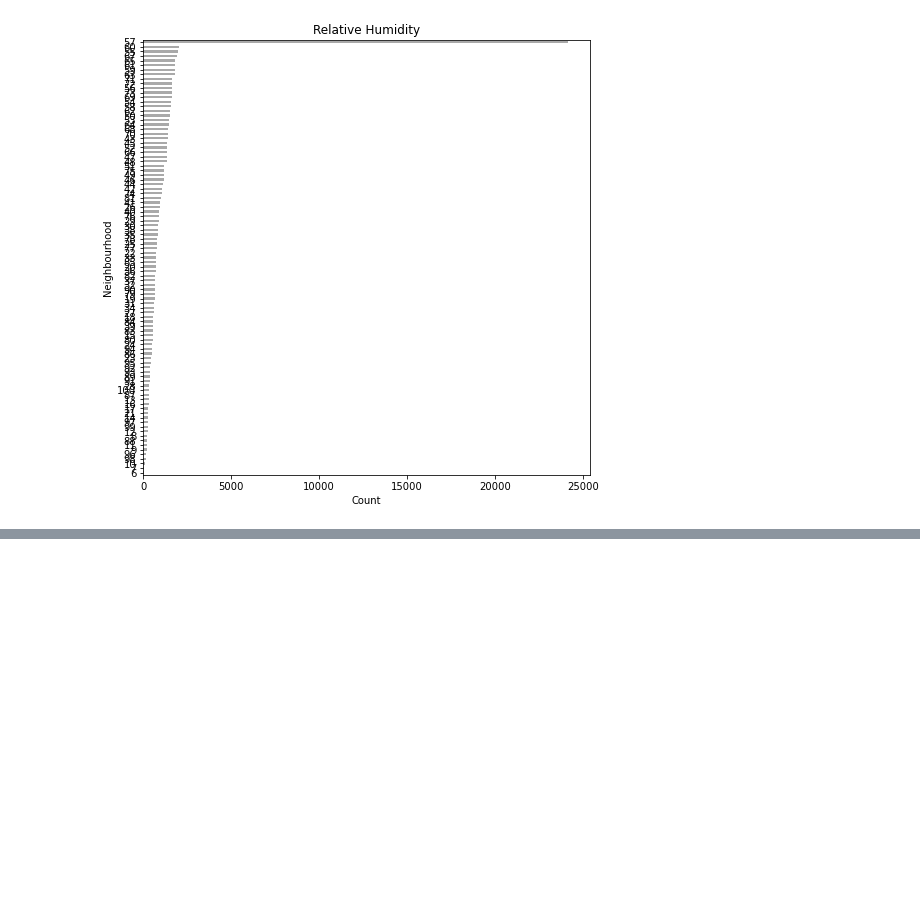
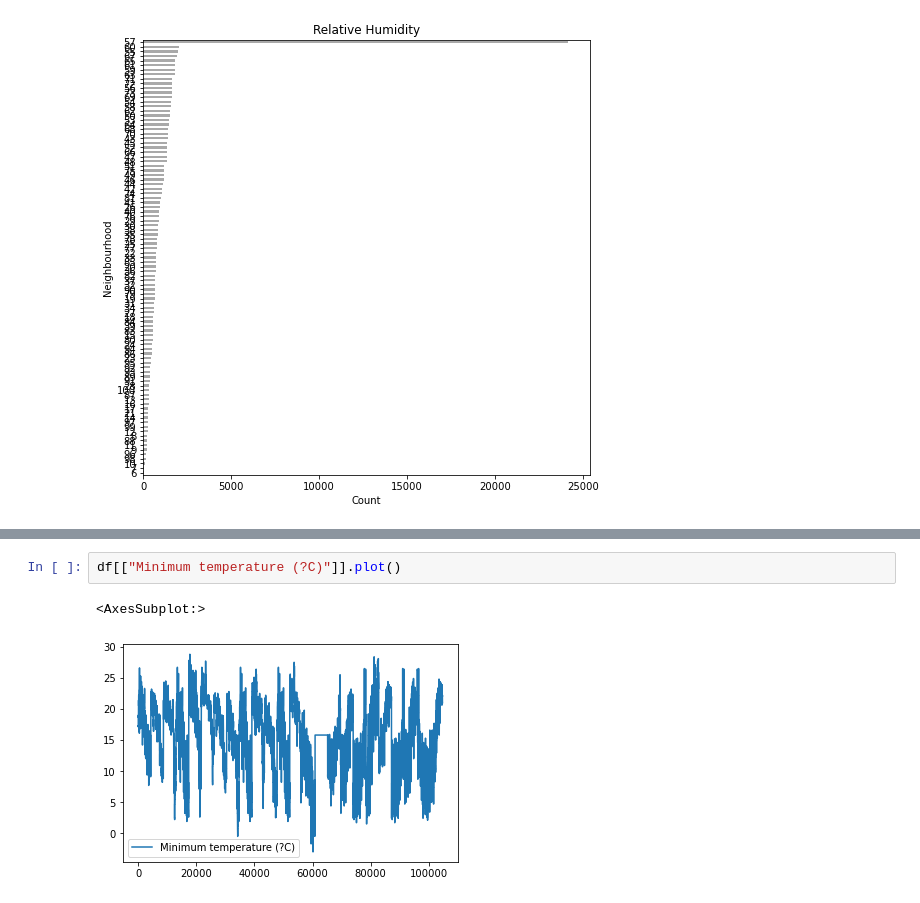
Before and after one commit to joshjovanov/BUSA3021-Final, a Jupyter notebook: Stockland.ipynb, the cells around one changed output, grey strips where cells are left out. Saved outputs shown, nothing was run; the diff lists cells and outputs as text; blank space fills up the shorter version.

```diff
--- a/Stockland.ipynb
+++ b/Stockland.ipynb
@@ -85,0 +100,5 @@ memory usage: 20.8+ MB
+# %%
+df[["Minimum temperature (?C)"]].plot()
+# %% [output]
+<AxesSubplot:>
+[figure, added]
```
Also changed, not shown: parts of 10 cells of this notebook.
